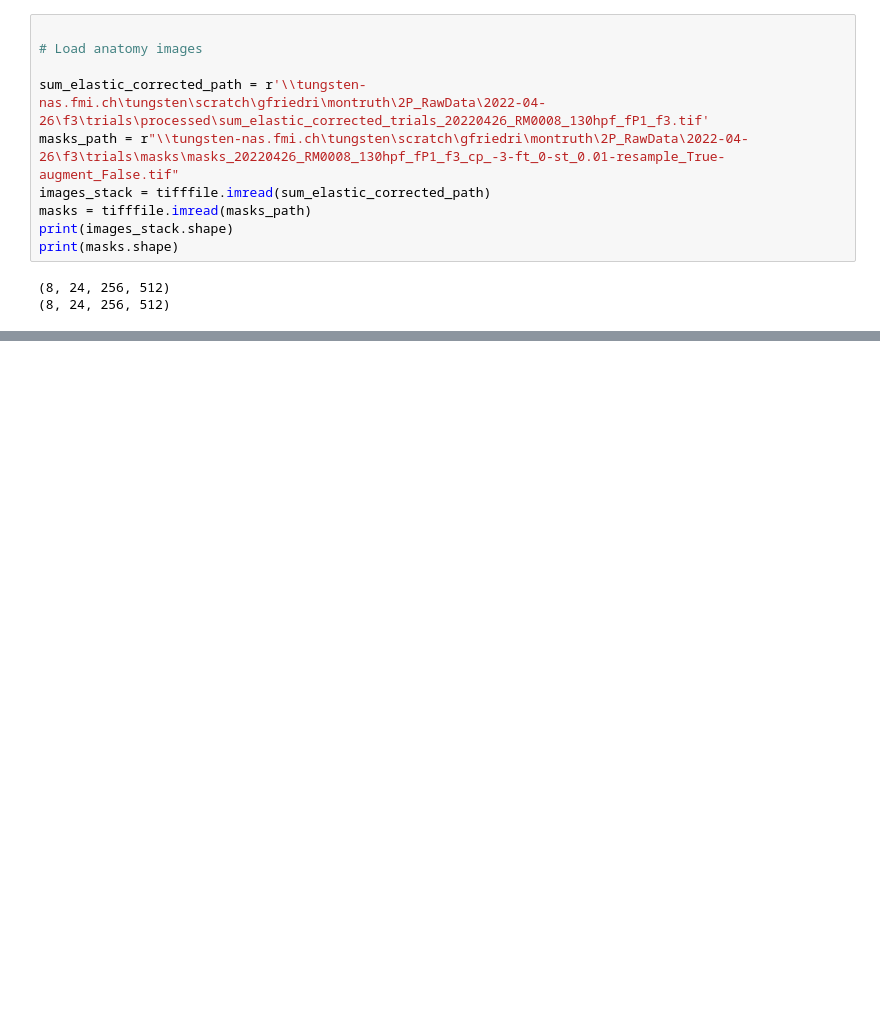
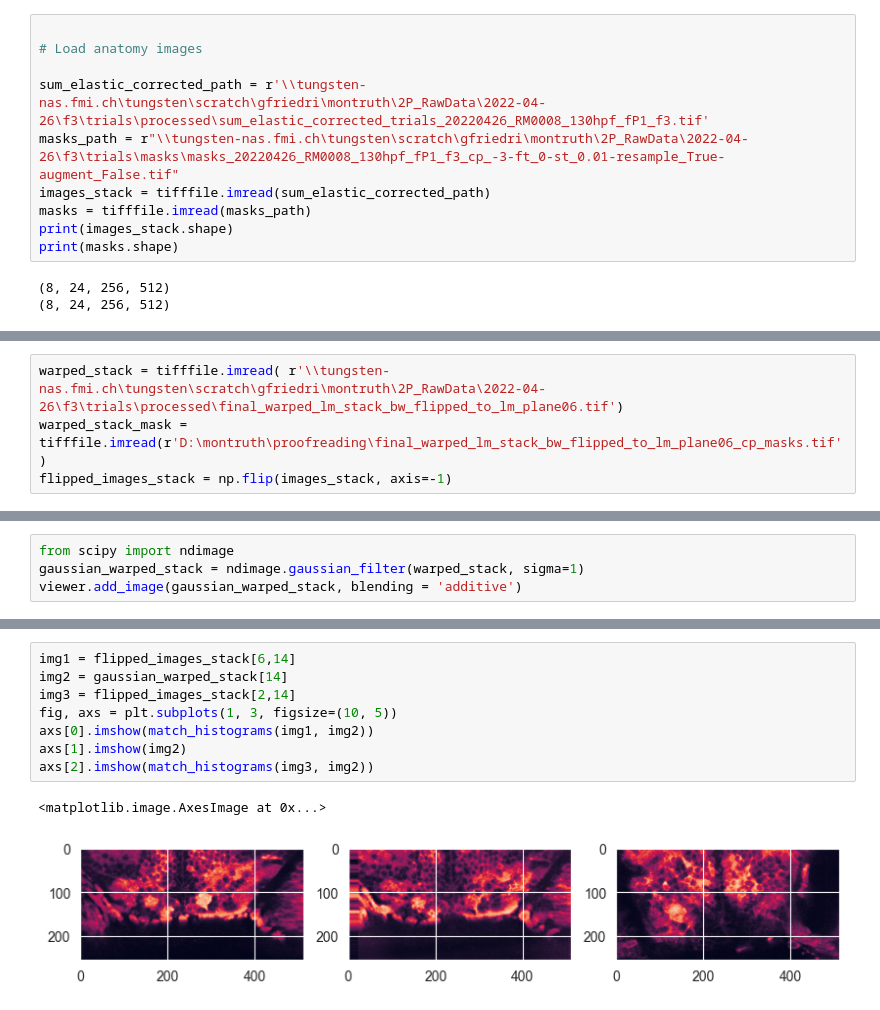
Before and after one commit to ruth3004/samplePy, a Jupyter notebook: notebooks/04_proofread_lm_rois.ipynb, the cells around one changed output, grey strips where cells are left out. Cells and saved outputs as stored; diff of their text form; blank space fills up the shorter version.

```diff
--- a/notebooks/04_proofread_lm_rois.ipynb
+++ b/notebooks/04_proofread_lm_rois.ipynb
@@ -58,0 +27,4 @@ def roi_navigator(roi_id: int, trial: int):
+# %%
+warped_stack = tifffile.imread( r'\\tungsten-nas.fmi.ch\tungsten\scratch\gfriedri\montruth\2P_RawData\2022-04-26\f3\trials\processed\final_warped_lm_stack_bw_flipped_to_lm_plane06.tif')
+warped_stack_mask = tifffile.imread(r'D:\montruth\proofreading\final_warped_lm_stack_bw_flipped_to_lm_plane06_cp_masks.tif')
+flipped_images_stack = np.flip(images_stack, axis=-1)
@@ -58,0 +38,4 @@ def roi_navigator(roi_id: int, trial: int):
+# %%
+from scipy import ndimage
+gaussian_warped_stack = ndimage.gaussian_filter(warped_stack, sigma=1)
+viewer.add_image(gaussian_warped_stack, blending = 'additive')
@@ -58,0 +62,11 @@ def roi_navigator(roi_id: int, trial: int):
+# %%
+img1 = flipped_images_stack[6,14]
+img2 = gaussian_warped_stack[14]
+img3 = flipped_images_stack[2,14]
+fig, axs = plt.subplots(1, 3, figsize=(10, 5))
+axs[0].imshow(match_histograms(img1, img2))
+axs[1].imshow(img2)
+axs[2].imshow(match_histograms(img3, img2))
+# %% [output]
+<matplotlib.image.AxesImage at 0x...>
+[figure, added]
```
Also changed, not shown: parts of 62 cells of this notebook, 11 other files.
